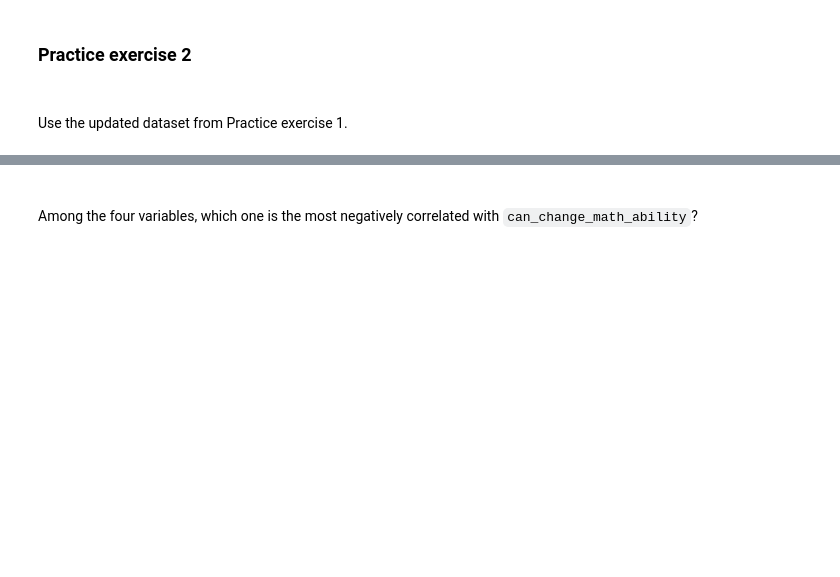
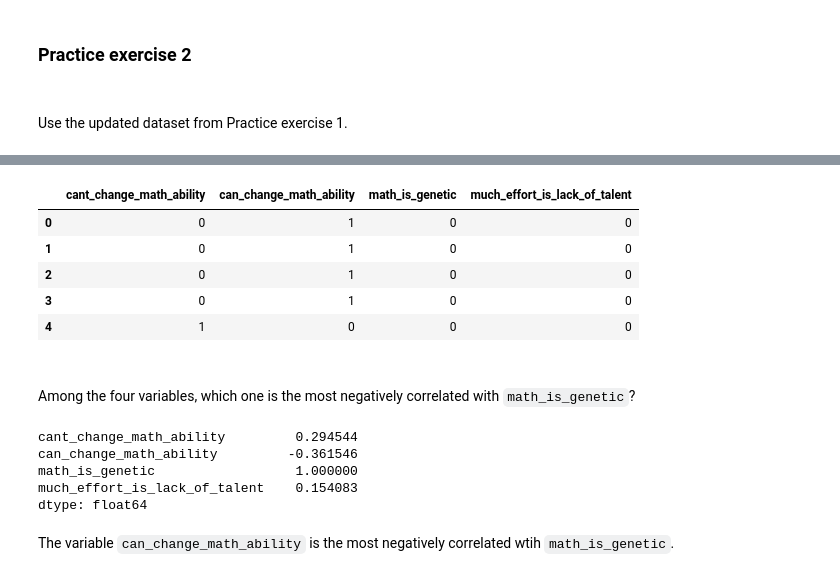
Before and after one commit to NUstat/DataScience_Intro_python, a Jupyter notebook: Pandas.ipynb, the cells around one changed output, grey strips where cells are left out. Drawn from its saved outputs; the diff is of its cells as text; code cells hidden in the pictures; blank space fills up the shorter version.

Commit message:
Pandas_apply

```diff
--- a/Pandas.ipynb
+++ b/Pandas.ipynb
@@ -1159,7 +1187,28 @@ survey_data_copy.iloc[:,47:51] = survey_data_copy.iloc[:,47:51].replace('Disagre
+# %%
+#Making a copy of data to avoid changing the original data.
+survey_data_copy = survey_data.copy()
+
+#Using the lambda function with applymap()
+survey_data_copy.iloc[:,47:51] = survey_data_copy.iloc[:,47:51].applymap(lambda x: 1 if x=='Agree' else 0)
+survey_data_copy.iloc[:,47:51].head()
+# %% [output]
+|  | cant_change_math_ability | can_change_math_ability | math_is_genetic | much_effort_is_lack_of_talent |
+| 0 | 0 | 1 | 0 | 0 |
+| 1 | 0 | 1 | 0 | 0 |
+| 2 | 0 | 1 | 0 | 0 |
+| 3 | 0 | 1 | 0 | 0 |
+| 4 | 1 | 0 | 0 | 0 |
 # %% [markdown]
 ####
-Among the four variables, which one is the most negatively correlated with `can_change_math_ability`?
+Among the four variables, which one is the most negatively correlated with `math_is_genetic`?
 # %%
-#| echo: false
-#| eval: false
-survey_data_copy.iloc[:,47:51].apply(lambda x:pd.to_numeric(x)).corr()
+#Computing correlation
+survey_data_copy.iloc[:,47:51].corrwith(survey_data_copy.math_is_genetic)
+# %% [output]
+cant_change_math_ability         0.294544
+can_change_math_ability         -0.361546
+math_is_genetic                  1.000000
+much_effort_is_lack_of_talent    0.154083
+dtype: float64
+# %% [markdown]
+The variable `can_change_math_ability` is the most negatively correlated wtih `math_is_genetic`.
```
Also changed, not shown: parts of 6 cells of this notebook.
